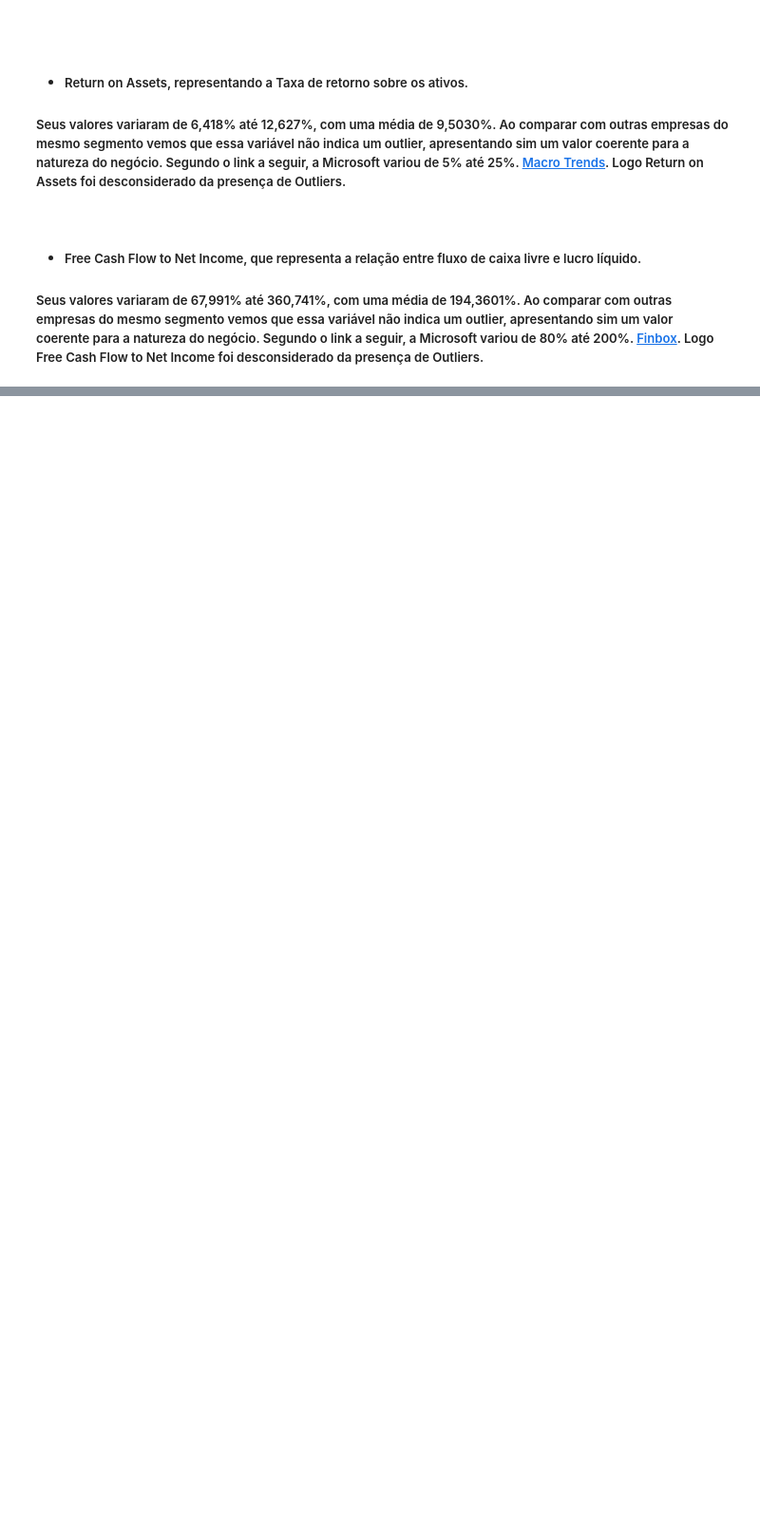
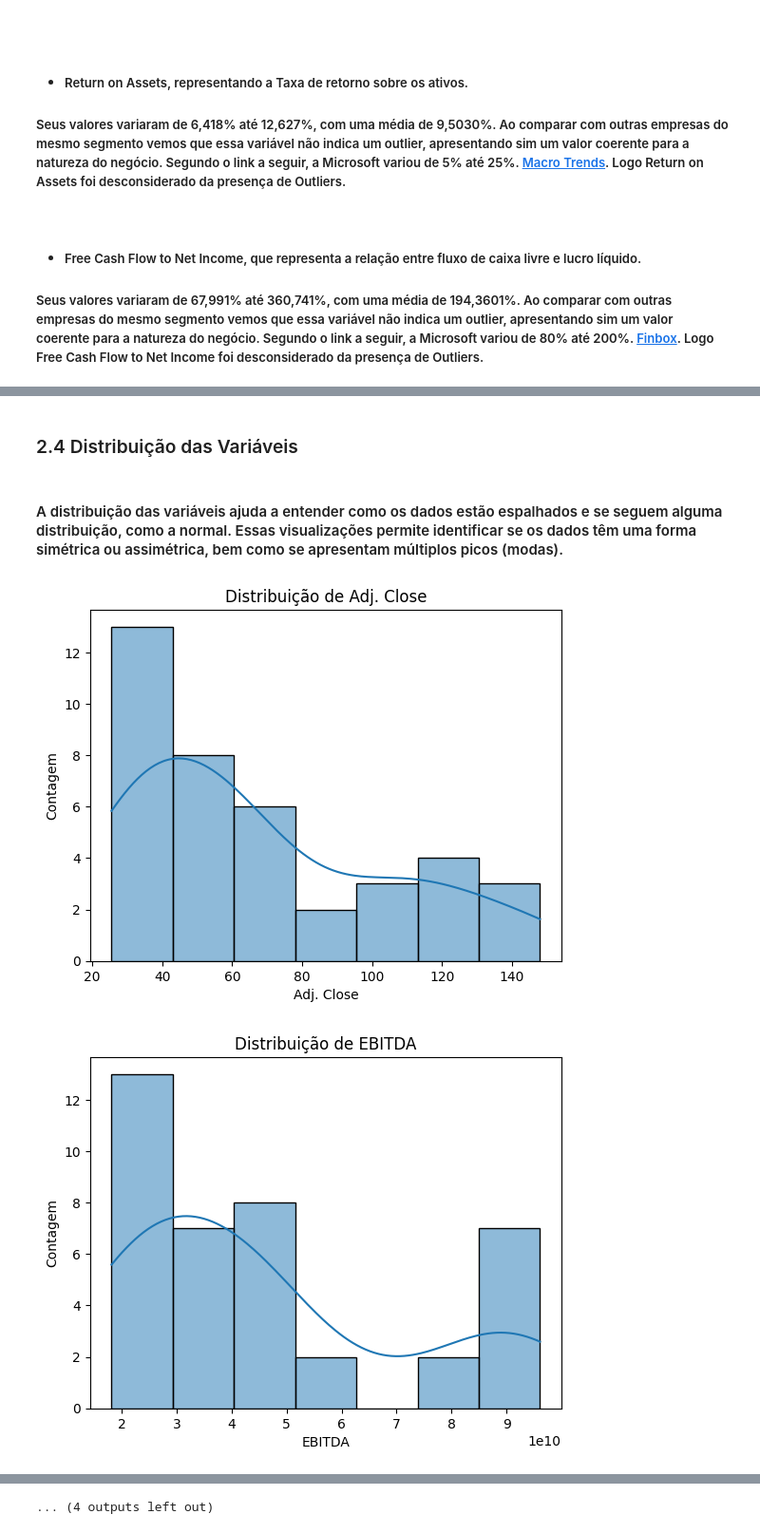
Before and after one commit to glaucofilho/CEDS-805, a Jupyter notebook: Trabalho_Final/google/main.ipynb, the cells around one changed output, grey strips where cells are left out. Shown: that part at 95% size. Drawn from its saved outputs; the diff is of its cells as text; code cells hidden in the pictures; blank space fills up the shorter version.

Commit message:
estat_distrib

```diff
--- a/Trabalho_Final/google/main.ipynb
+++ b/Trabalho_Final/google/main.ipynb
@@ -247,0 +267,15 @@ estatisticas
+# %% [markdown]
+### <a id="2_4_distribuicao"></a> 2.4 Distribuição das Variáveis
+# %% [markdown]
+#### A distribuição das variáveis ajuda a entender como os dados estão espalhados e se seguem alguma distribuição, como a normal. Essas visualizações permite identificar se os dados têm uma forma simétrica ou assimétrica, bem como se apresentam múltiplos picos (modas).
+# %%
+num_variaveis = len(df.select_dtypes(include=['float64']).columns)
+for i, col in enumerate(df.select_dtypes(include=['float64'])):
+    sns.histplot(data=df, x=col, kde=True)
+    plt.title(f'Distribuição de {col}')
+    plt.xlabel(col)
+    plt.ylabel('Contagem')
+    plt.show()
+# %% [output]
+[figure, added]
+[figure, added]
@@ -247,0 +292 @@ estatisticas
+... (4 outputs left out)
```
Also changed, not shown: parts of 13 cells of this notebook.
